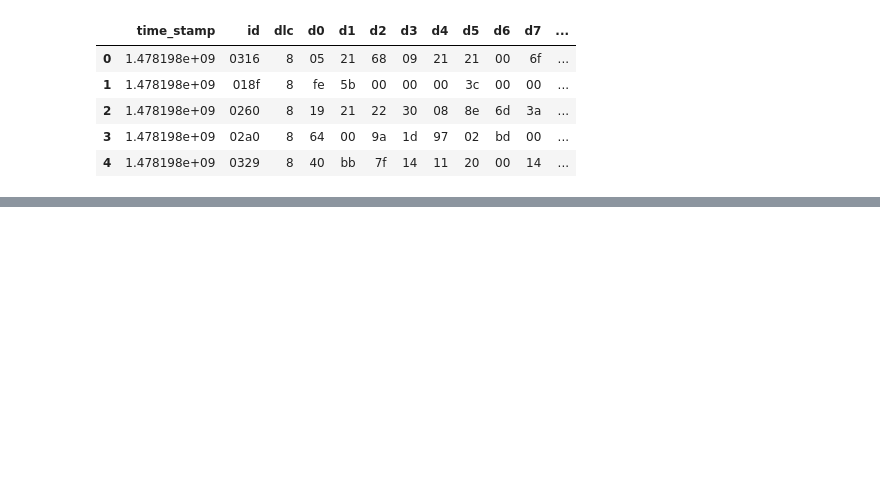
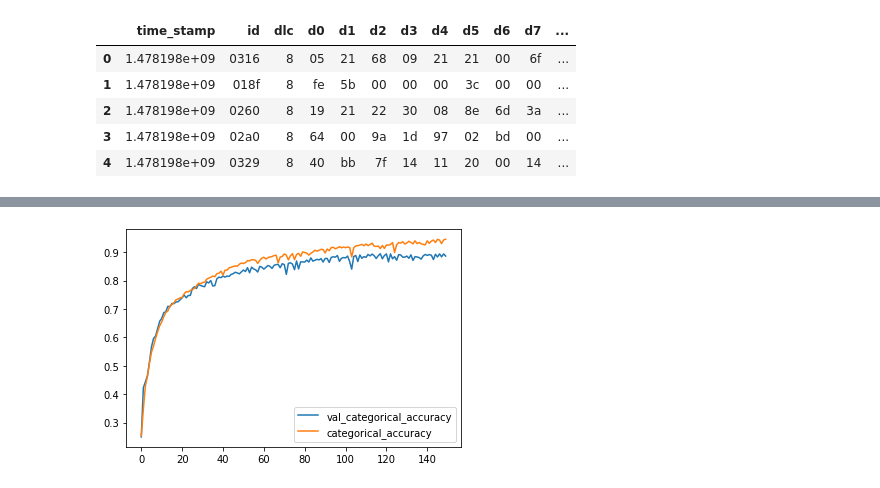
Before and after one commit to ainilaha/ppl_car_hacking, a Jupyter notebook: int_data_small.ipynb, the cells around one changed output, grey strips where cells are left out. Drawn from its saved outputs; the diff is of its cells as text; code cells hidden in the pictures; blank space fills up the shorter version.

```diff
--- a/int_data_small.ipynb
+++ b/int_data_small.ipynb
@@ -318,0 +310,6 @@ AnalysisException: cannot resolve '`row_num`' given input columns: [t_fuzzy.d0,
+# %%
+plt.plot(x, history.history['val_categorical_accuracy'],label="val_categorical_accuracy")
+plt.plot(x, history.history['categorical_accuracy'],label="categorical_accuracy")
+plt.legend();
+# %% [output]
+[figure, added]
```
Also changed, not shown: parts of 78 cells of this notebook.
